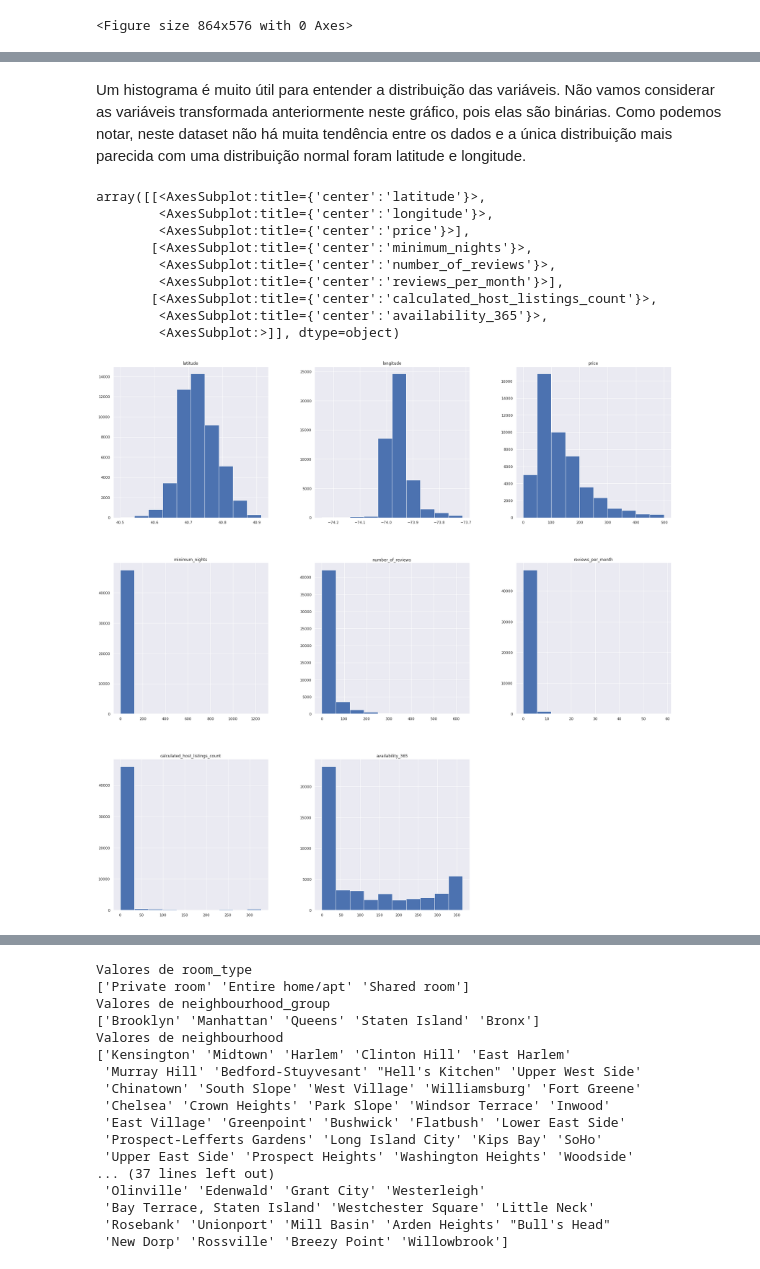
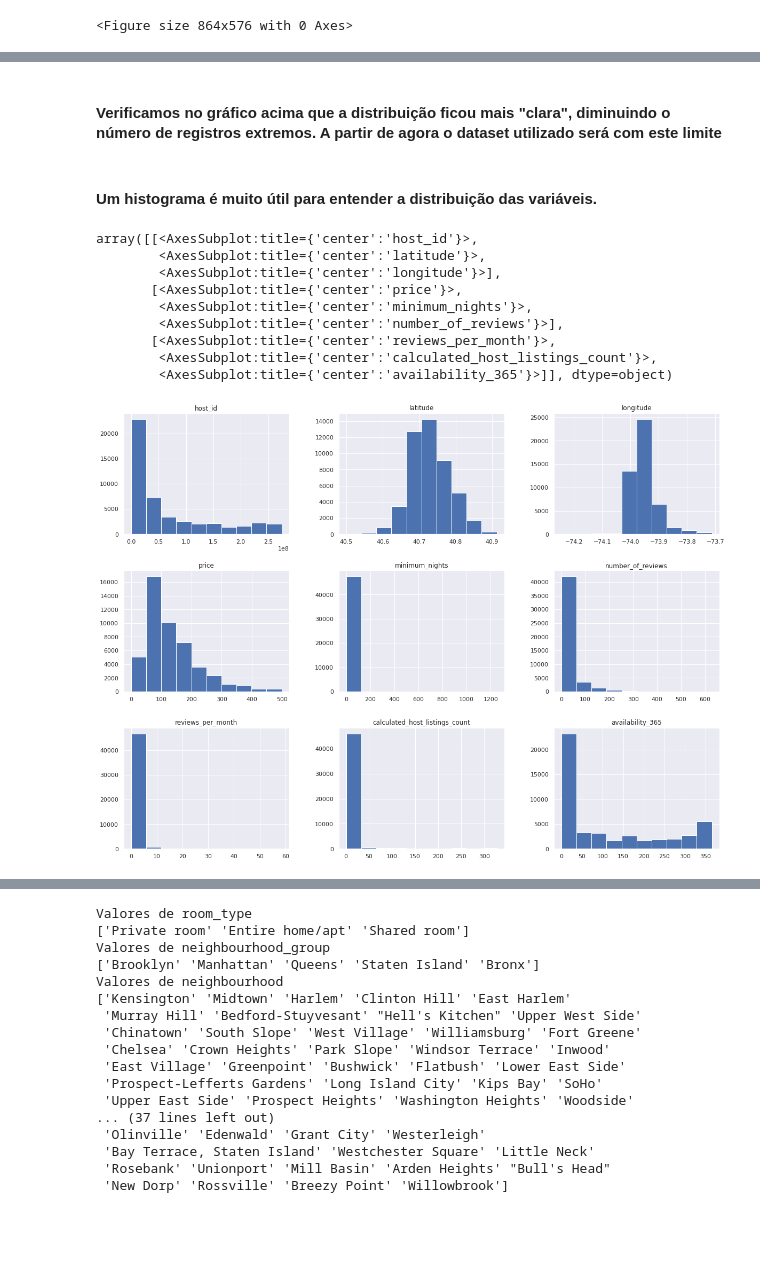
Before and after one commit to leonaysinger/ab_nyc, a Jupyter notebook: AB_NYC_2019_notebook.ipynb, the cells around one changed output, grey strips where cells are left out. Drawn from its saved outputs; the diff is of its cells as text; code cells hidden in the pictures; blank space fills up the shorter version.

```diff
--- a/AB_NYC_2019_notebook.ipynb
+++ b/AB_NYC_2019_notebook.ipynb
@@ -169,19 +175,19 @@ Apesar de não ser uma distribuição normal, com a adoção de um limite valore
+# %% [markdown]
+#### Verificamos no gráfico acima que a distribuição ficou mais "clara", diminuindo o número de registros extremos. A partir de agora o dataset utilizado será com este limite
 # %%
 df = new_dt[new_dt['price'] < 500]
-# %% [markdown]
-Um histograma é muito útil para entender a distribuição das variáveis. Não vamos considerar as variáveis transformada anteriormente neste gráfico, pois elas são binárias.
-Como podemos notar, neste dataset não há muita tendência entre os dados e a única distribuição mais parecida com uma distribuição normal foram latitude e longitude.
-# %%
-hist_columns = ['latitude', 'longitude', 'price', 'minimum_nights', 'number_of_reviews', 'reviews_per_month', 'calculated_host_listings_count', 'availability_365']
-df[hist_columns].hist(figsize=(30,30))
-# %% [output]
-array([[<AxesSubplot:title={'center':'latitude'}>,
-        <AxesSubplot:title={'center':'longitude'}>,
-        <AxesSubplot:title={'center':'price'}>],
-       [<AxesSubplot:title={'center':'minimum_nights'}>,
-        <AxesSubplot:title={'center':'number_of_reviews'}>,
-        <AxesSubplot:title={'center':'reviews_per_month'}>],
-       [<AxesSubplot:title={'center':'calculated_host_listings_count'}>,
-        <AxesSubplot:title={'center':'availability_365'}>,
-        <AxesSubplot:>]], dtype=object)
-[figure, removed]
+# %% [markdown]
+#### Um histograma é muito útil para entender a distribuição das variáveis.
+# %%
+df.hist(figsize=(20,15))
+# %% [output]
+array([[<AxesSubplot:title={'center':'host_id'}>,
+        <AxesSubplot:title={'center':'latitude'}>,
+        <AxesSubplot:title={'center':'longitude'}>],
+       [<AxesSubplot:title={'center':'price'}>,
+        <AxesSubplot:title={'center':'minimum_nights'}>,
+        <AxesSubplot:title={'center':'number_of_reviews'}>],
+       [<AxesSubplot:title={'center':'reviews_per_month'}>,
+        <AxesSubplot:title={'center':'calculated_host_listings_count'}>,
+        <AxesSubplot:title={'center':'availability_365'}>]], dtype=object)
+[figure, added]
```
Also changed, not shown: parts of 40 cells of this notebook, 3 other files.
